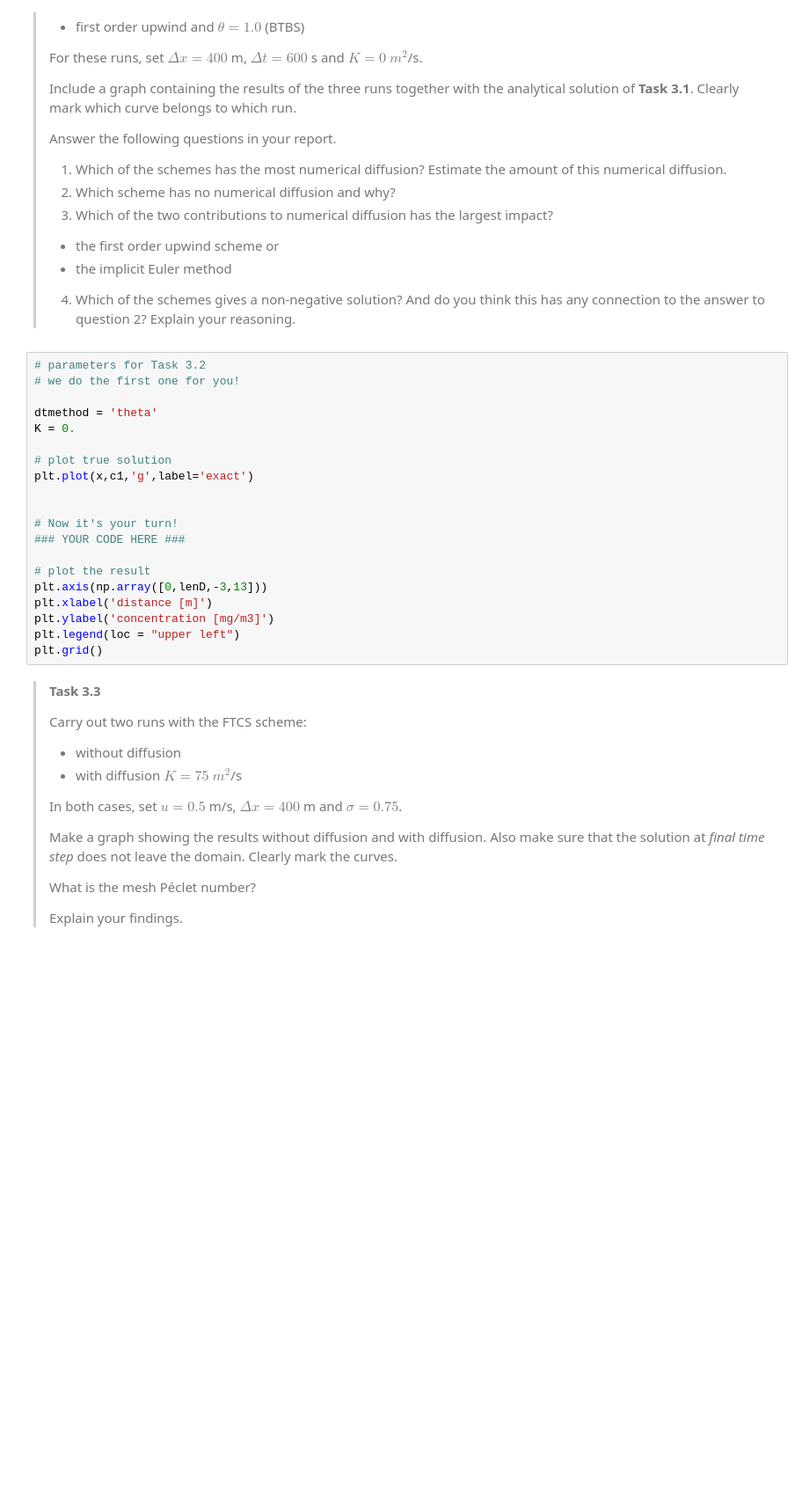
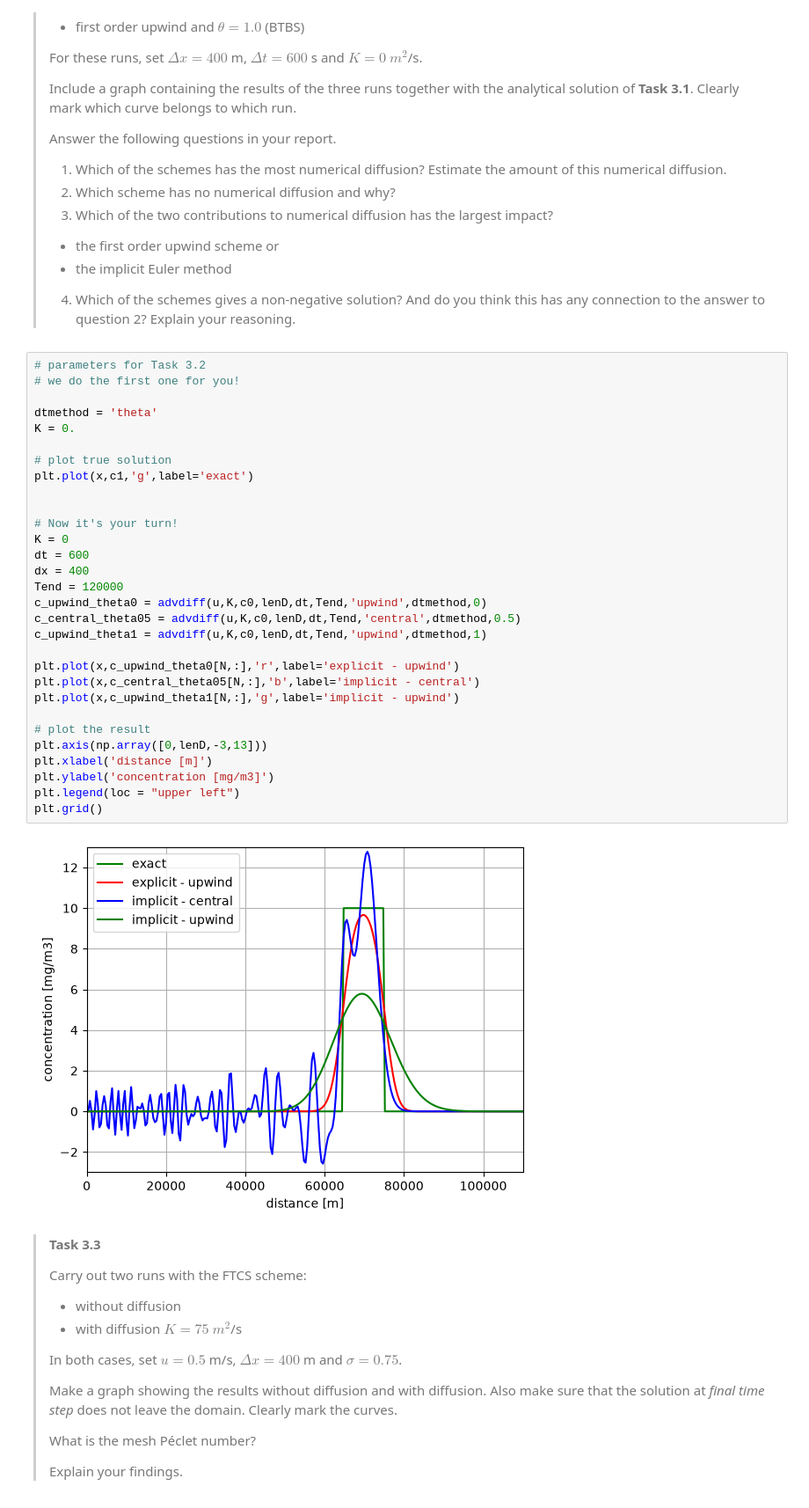
Before and after one commit to VLRobin/GA2.1-Mesa10, a Jupyter notebook: grp09.ipynb, the cells around one changed output. Shown at 88% size. Cells and saved outputs as stored; diff of their text form; blank space fills up the shorter version.

```diff
--- a/grp09.ipynb
+++ b/grp09.ipynb
@@ -324,23 +378,35 @@ plt.grid()
 # %%
 # parameters for Task 3.2
 # we do the first one for you!
 
 dtmethod = 'theta'
 K = 0.
 
 # plot true solution
 plt.plot(x,c1,'g',label='exact')
 
 
 # Now it's your turn!
-### YOUR CODE HERE ###
+K = 0
+dt = 600
+dx = 400
+Tend = 120000
+c_upwind_theta0 = advdiff(u,K,c0,lenD,dt,Tend,'upwind',dtmethod,0)
+c_central_theta05 = advdiff(u,K,c0,lenD,dt,Tend,'central',dtmethod,0.5)
+c_upwind_theta1 = advdiff(u,K,c0,lenD,dt,Tend,'upwind',dtmethod,1)
+
+plt.plot(x,c_upwind_theta0[N,:],'r',label='explicit - upwind')
+plt.plot(x,c_central_theta05[N,:],'b',label='implicit - central')
+plt.plot(x,c_upwind_theta1[N,:],'g',label='implicit - upwind')
 
 # plot the result
 plt.axis(np.array([0,lenD,-3,13]))
 plt.xlabel('distance [m]')
 plt.ylabel('concentration [mg/m3]')
 plt.legend(loc = "upper left")
 plt.grid()
+# %% [output]
+[figure, added]
 # %% [markdown]
 >**Task 3.3**
 >
```
Also changed, not shown: parts of 8 cells of this notebook.
